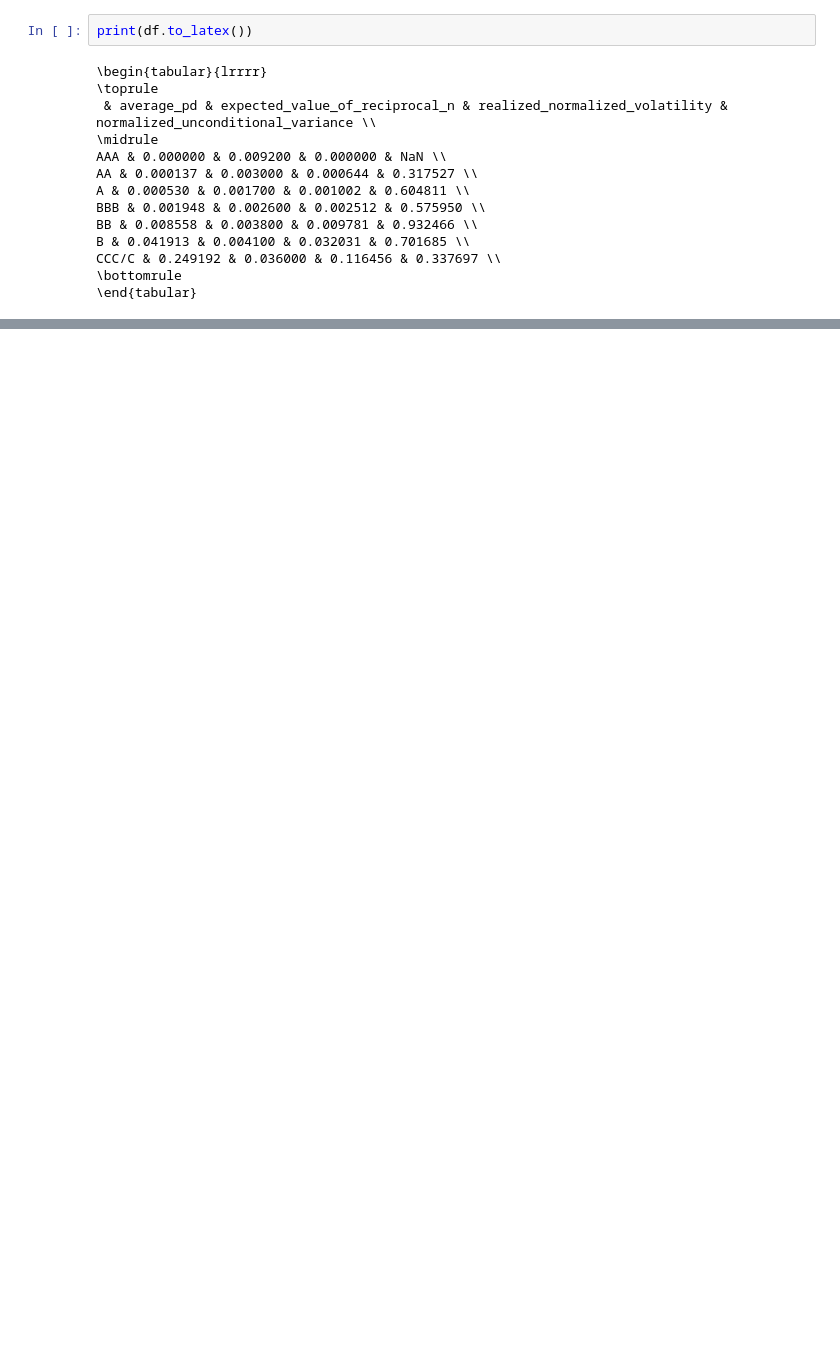
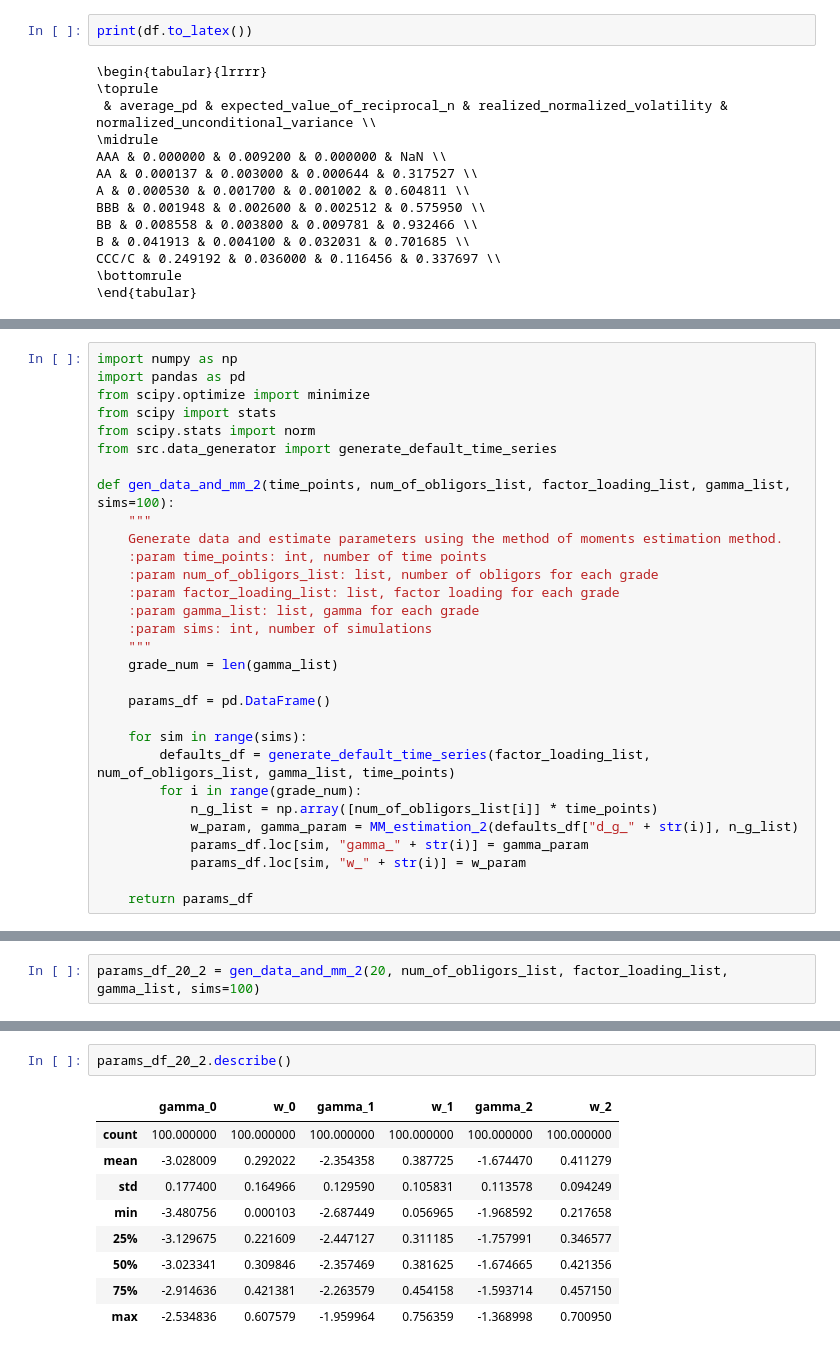
Before and after one commit to PeterKiss18/VasicekPDModel, a Jupyter notebook: additional_research/MM_parameter_estimation.ipynb, the cells around one changed output, grey strips where cells are left out. Drawn from its saved outputs; the diff is of its cells as text; blank space fills up the shorter version.

```diff
--- a/MM_parameter_estimation.ipynb
+++ b/additional_research/MM_parameter_estimation.ipynb
@@ -496,0 +566,30 @@ CCC/C & 0.249192 & 0.036000 & 0.116456 & 0.337697 \\
+# %%
+import numpy as np
+import pandas as pd
+from scipy.optimize import minimize
+from scipy import stats
+from scipy.stats import norm
+from src.data_generator import generate_default_time_series
+
+def gen_data_and_mm_2(time_points, num_of_obligors_list, factor_loading_list, gamma_list, sims=100):
+    """
+    Generate data and estimate parameters using the method of moments estimation method.
+    :param time_points: int, number of time points
+    :param num_of_obligors_list: list, number of obligors for each grade
+    :param factor_loading_list: list, factor loading for each grade
+    :param gamma_list: list, gamma for each grade
+    :param sims: int, number of simulations
+    """
+    grade_num = len(gamma_list)
+
+    params_df = pd.DataFrame()
+
+    for sim in range(sims):
+        defaults_df = generate_default_time_series(factor_loading_list, num_of_obligors_list, gamma_list, time_points)
+        for i in range(grade_num):
+            n_g_list = np.array([num_of_obligors_list[i]] * time_points)
+            w_param, gamma_param = MM_estimation_2(defaults_df["d_g_" + str(i)], n_g_list)
+            params_df.loc[sim, "gamma_" + str(i)] = gamma_param
+            params_df.loc[sim, "w_" + str(i)] = w_param
+
+    return params_df
@@ -496,0 +614,2 @@ CCC/C & 0.249192 & 0.036000 & 0.116456 & 0.337697 \\
+# %%
+params_df_20_2 = gen_data_and_mm_2(20, num_of_obligors_list, factor_loading_list, gamma_list, sims=100)
@@ -496,0 +630,12 @@ CCC/C & 0.249192 & 0.036000 & 0.116456 & 0.337697 \\
+# %%
+params_df_20_2.describe()
+# %% [output]
+|  | gamma_0 | w_0 | gamma_1 | w_1 | gamma_2 | w_2 |
+| count | 100.000000 | 100.000000 | 100.000000 | 100.000000 | 100.000000 | 100.000000 |
+| mean | -3.028009 | 0.292022 | -2.354358 | 0.387725 | -1.674470 | 0.411279 |
+| std | 0.177400 | 0.164966 | 0.129590 | 0.105831 | 0.113578 | 0.094249 |
+| min | -3.480756 | 0.000103 | -2.687449 | 0.056965 | -1.968592 | 0.217658 |
+| 25% | -3.129675 | 0.221609 | -2.447127 | 0.311185 | -1.757991 | 0.346577 |
+| 50% | -3.023341 | 0.309846 | -2.357469 | 0.381625 | -1.674665 | 0.421356 |
+| 75% | -2.914636 | 0.421381 | -2.263579 | 0.454158 | -1.593714 | 0.457150 |
+| max | -2.534836 | 0.607579 | -1.959964 | 0.756359 | -1.368998 | 0.700950 |
```
Also changed, not shown: parts of 18 cells of this notebook, 9 other files.
